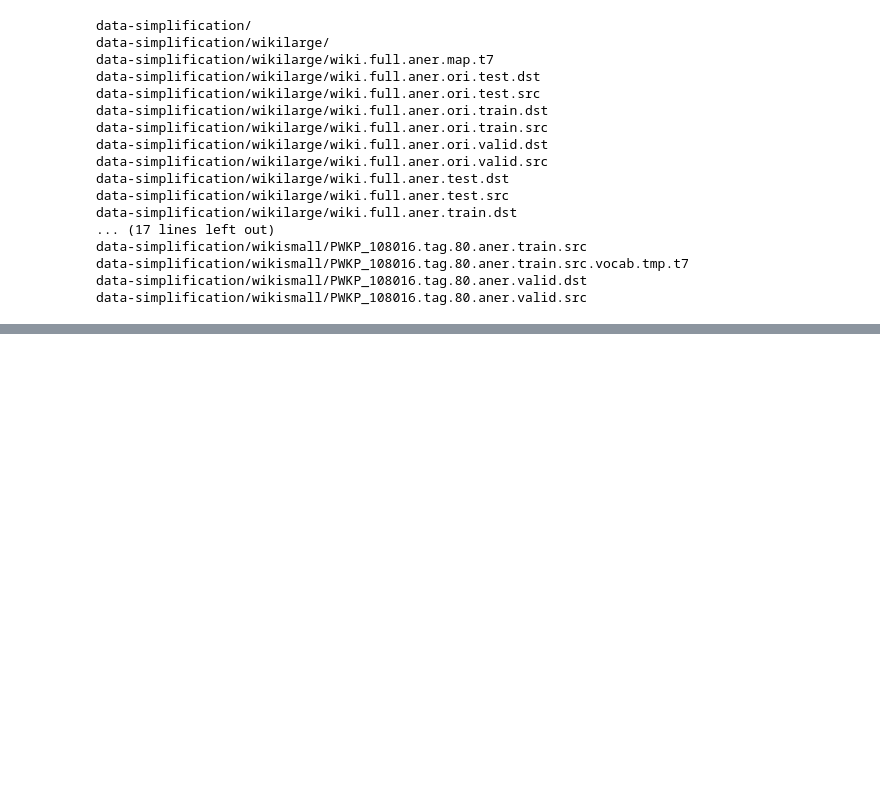
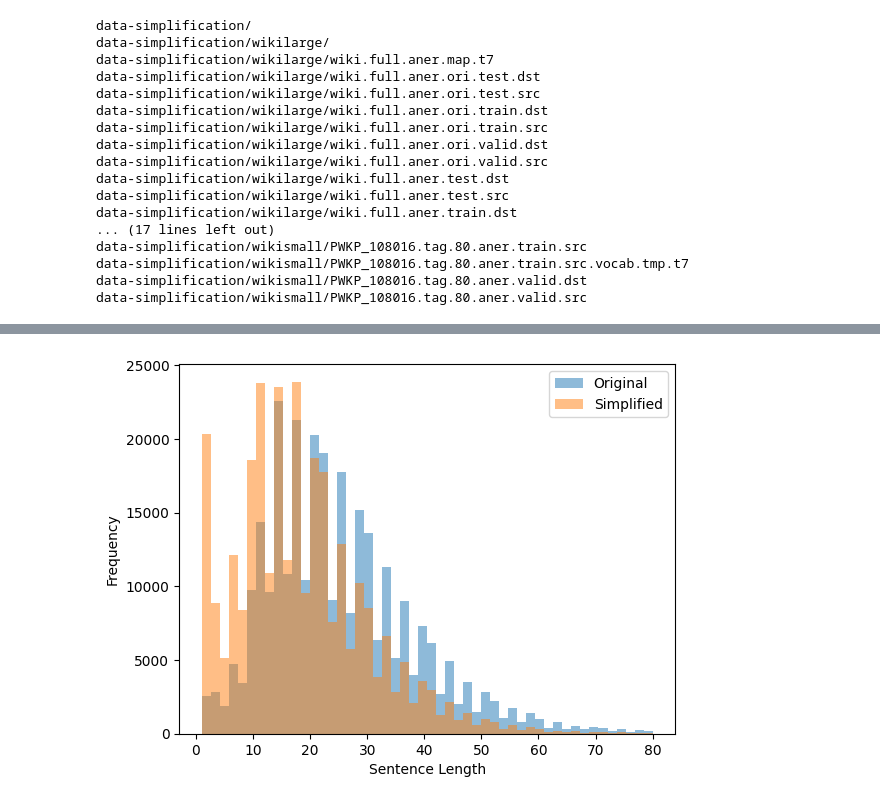
Before and after one commit to Ananyas-7/ai-dyslexia-tool, a Jupyter notebook: notebooks/data_insights.ipynb, the cells around one changed output, grey strips where cells are left out. Saved outputs shown, nothing was run; the diff lists cells and outputs as text; code cells hidden in the pictures; blank space fills up the shorter version.

```diff
--- a/notebooks/data_insights.ipynb
+++ b/notebooks/data_insights.ipynb
@@ -59,3 +59,14 @@ data-simplification/wikismall/PWKP_108016.tag.80.aner.train.src
 data-simplification/wikismall/PWKP_108016.tag.80.aner.train.src.vocab.tmp.t7
 data-simplification/wikismall/PWKP_108016.tag.80.aner.valid.dst
 data-simplification/wikismall/PWKP_108016.tag.80.aner.valid.src
+# %%
+# Paths
+train_src = "/content/drive/MyDrive/ai-dyslexia-tool/data/raw/wikilarge/data-simplification/wikilarge/wiki.full.aner.ori.train.src"
+train_dst = "/content/drive/MyDrive/ai-dyslexia-tool/data/raw/wikilarge/data-simplification/wikilarge/wiki.full.aner.ori.train.dst"
+# Load lines
+with open(train_src, "r", encoding="utf-8") as f:
+    src_sentences = f.readlines()
+with open(train_dst, "r", encoding="utf-8") as f:
+    dst_sentences = f.readlines()
+print("Original:", src_sentences[0])
+print("Simplified:", dst_sentences[0])
@@ -61,0 +77,7 @@ data-simplification/wikismall/PWKP_108016.tag.80.aner.valid.src
+# %%
+import pandas as pd
+df_train = pd.DataFrame({
+    "original": [s.strip() for s in src_sentences],
+    "simplified": [s.strip() for s in dst_sentences]
+})
+df_train.head()
@@ -61,0 +91,4 @@ data-simplification/wikismall/PWKP_108016.tag.80.aner.valid.src
+# %%
+df_train["orig_len"] = df_train["original"].str.split().apply(len)
+df_train["simp_len"] = df_train["simplified"].str.split().apply(len)
+df_train[["orig_len", "simp_len"]].describe()
@@ -61,0 +105,10 @@ data-simplification/wikismall/PWKP_108016.tag.80.aner.valid.src
+# %%
+import matplotlib.pyplot as plt
+plt.hist(df_train["orig_len"], bins=50, alpha=0.5, label="Original")
+plt.hist(df_train["simp_len"], bins=50, alpha=0.5, label="Simplified")
+plt.legend()
+plt.xlabel("Sentence Length")
+plt.ylabel("Frequency")
+plt.show()
+# %% [output]
+[figure, added]
```
Also changed, not shown: parts of 7 cells of this notebook.
